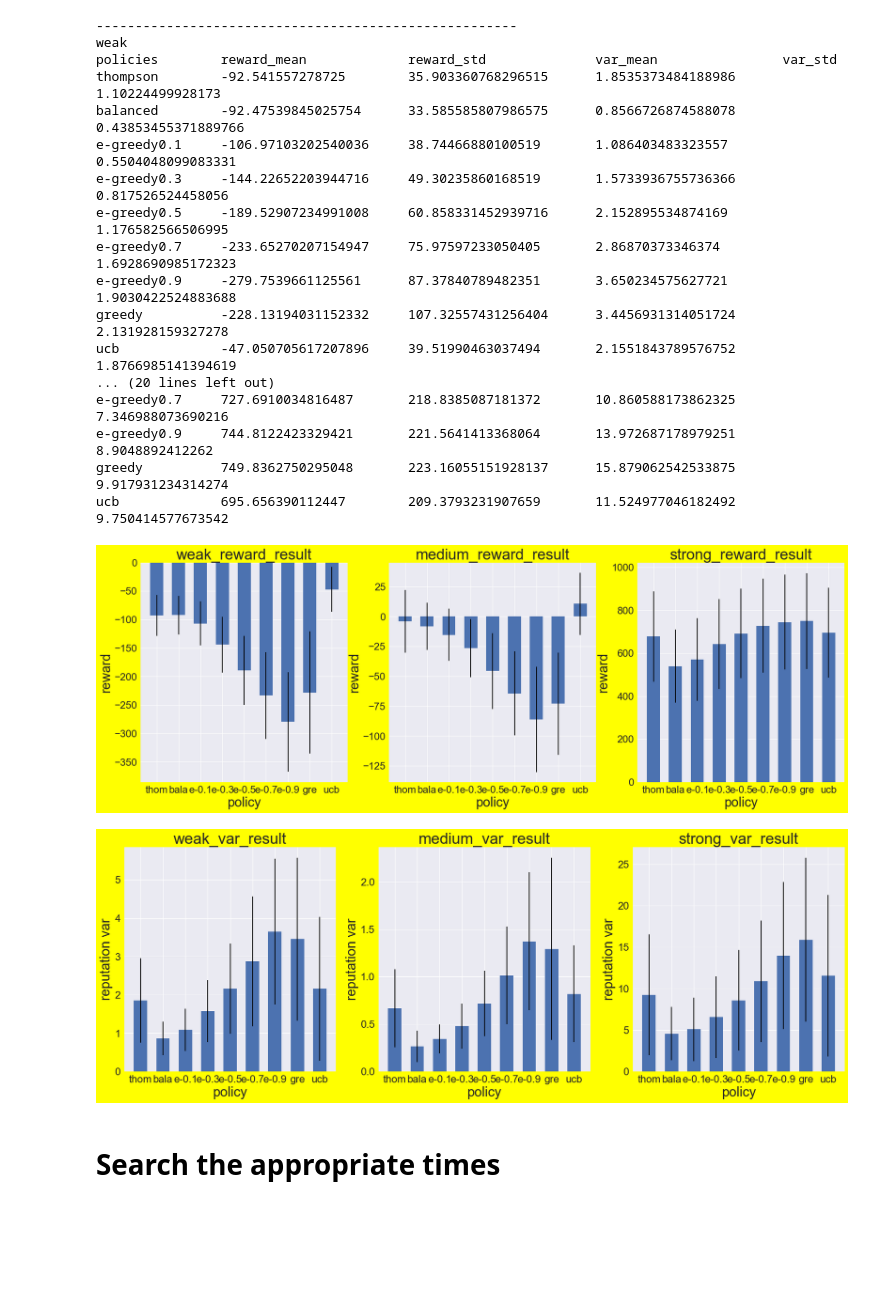
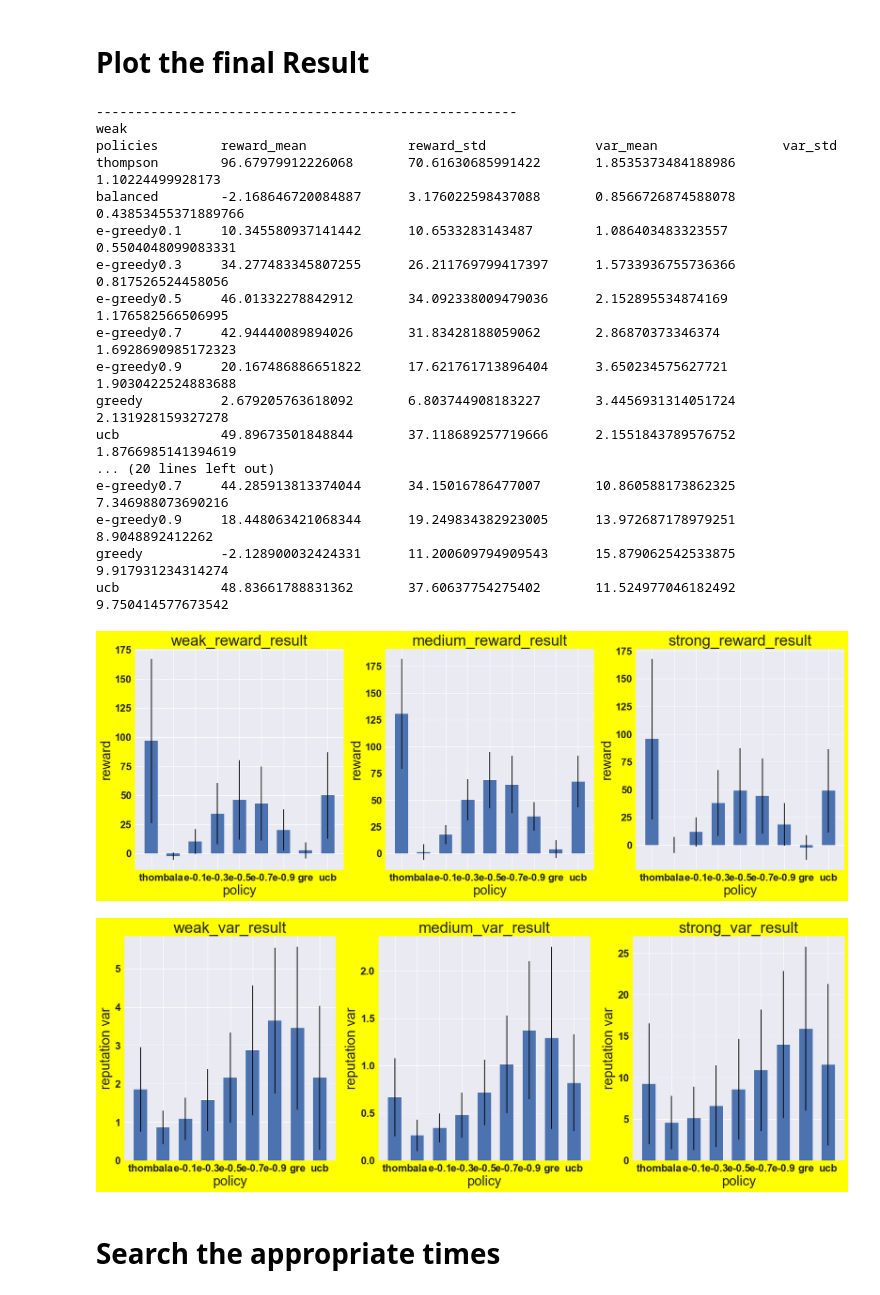
Before and after one commit to mRSun15/SID_on_social_network, a Jupyter notebook: result_analysis.ipynb, the cells around one changed output. Cells and saved outputs as stored; diff of their text form; code cells hidden in the pictures; blank space fills up the shorter version.

```diff
--- a/result_analysis.ipynb
+++ b/result_analysis.ipynb
@@ -7,6 +7,8 @@ import seaborn as sns; sns.set()
 import pickle
 import matplotlib
 import pandas as pd
+# %% [markdown]
+# Plot the final Result
 # %%
 rearanged_keys = ['thompson', 'balanced', 'e-greedy0.1', 'e-greedy0.3',
                   'e-greedy0.5', 'e-greedy0.7', 'e-greedy0.9', 'greedy', 'ucb']
@@ -24,7 +26,7 @@ for home_deg in home_degrees:
     print(home_deg)
     new_reward = {}
     new_performance = {}
-    with open('result_data/'+str(home_deg)+ '_adopt_output.csv', 'r') as csv_file:
+    with open('new_res_data/'+str(home_deg)+ '_adopt_output.csv', 'r') as csv_file:
         csv_reader = csv.reader(csv_file)
         new_reward = dict(csv_reader)
 #         print(new_reward)
@@ -75,48 +77,48 @@ for home_deg in home_degrees:
             new_performance[policy]['var_mean'] = np.mean(fair_value[policy])
             new_performance[policy]['var_std'] = np.std(fair_value[policy])
         means = [new_performance[policy]['var_mean'] for policy in rearanged_keys]
 #         median = [new_performance[policy]['adopt_medium']  for policy in new_performance.keys()]
         std = [new_performance[policy]['var_std'] for policy in rearanged_keys]
         ind = np.arange(len(new_performance.keys()))
         width = 0.6
         plt.figure(2)
         plt.subplot(1,3,1+plt_count)
         plt.xlabel('policy',fontsize = 26)
         plt.ylabel('reputation var',fontsize = 26)
         plt.title(home_deg+'_var_result',fontsize = 30)
         plt.tick_params(axis='both', which='major', labelsize=20)
         p1 = plt.bar(ind, means, width, yerr=std)
         plt.xticks(ind, plot_keys)
         print('policies\treward_mean\t\treward_std\t\tvar_mean\t\tvar_std')
         for name, values in new_performance.items():
             print('{:10}\t{}\t{}\t{}\t{}'.format(name, values['reward_mean'],values['reward_std'],
                                                      values['var_mean'], values['var_std']))
     plt_count += 1
 plt.figure(1)
 plt.savefig('res_figure/Final_reward_result.jpeg')
 plt.figure(2)
 plt.savefig('res_figure/Final_var_result.jpeg')
 plt.show()
 # %% [output]
 ------------------------------------------------------
 weak
 policies        reward_mean             reward_std              var_mean                var_std
-thompson        -92.541557278725        35.903360768296515      1.8535373484188986      1.10224499928173
-balanced        -92.47539845025754      33.585585807986575      0.8566726874588078      0.43853455371889766
-e-greedy0.1     -106.97103202540036     38.74466880100519       1.086403483323557       0.5504048099083331
-e-greedy0.3     -144.22652203944716     49.30235860168519       1.5733936755736366      0.817526524458056
-e-greedy0.5     -189.52907234991008     60.858331452939716      2.152895534874169       1.176582566506995
-e-greedy0.7     -233.65270207154947     75.97597233050405       2.86870373346374        1.6928690985172323
-e-greedy0.9     -279.7539661125561      87.37840789482351       3.650234575627721       1.9030422524883688
-greedy          -228.13194031152332     107.32557431256404      3.4456931314051724      2.131928159327278
-ucb             -47.050705617207896     39.51990463037494       2.1551843789576752      1.8766985141394619
+thompson        96.67979912226068       70.61630685991422       1.8535373484188986      1.10224499928173
+balanced        -2.168646720084887      3.176022598437088       0.8566726874588078      0.43853455371889766
+e-greedy0.1     10.345580937141442      10.6533283143487        1.086403483323557       0.5504048099083331
+e-greedy0.3     34.277483345807255      26.211769799417397      1.5733936755736366      0.817526524458056
+e-greedy0.5     46.01332278842912       34.092338009479036      2.152895534874169       1.176582566506995
+e-greedy0.7     42.94440089894026       31.83428188059062       2.86870373346374        1.6928690985172323
+e-greedy0.9     20.167486886651822      17.621761713896404      3.650234575627721       1.9030422524883688
+greedy          2.679205763618092       6.803744908183227       3.4456931314051724      2.131928159327278
+ucb             49.89673501848844       37.118689257719666      2.1551843789576752      1.8766985141394619
 ... (20 lines left out)
-e-greedy0.7     727.6910034816487       218.8385087181372       10.860588173862325      7.346988073690216
-e-greedy0.9     744.8122423329421       221.5641413368064       13.972687178979251      8.9048892412262
-greedy          749.8362750295048       223.16055151928137      15.879062542533875      9.917931234314274
-ucb             695.656390112447        209.3793231907659       11.524977046182492      9.750414577673542
+e-greedy0.7     44.285913813374044      34.15016786477007       10.860588173862325      7.346988073690216
+e-greedy0.9     18.448063421068344      19.249834382923005      13.972687178979251      8.9048892412262
+greedy          -2.128900032424331      11.200609794909543      15.879062542533875      9.917931234314274
+ucb             48.83661788831362       37.60637754275402       11.524977046182492      9.750414577673542
-[figure, old version]
+[figure, new version]
-[figure, old version]
+[figure, new version]
 # %% [markdown]
 # Search the appropriate times
 # %%
```
Also changed, not shown: parts of 5 cells of this notebook, 3 other files.
